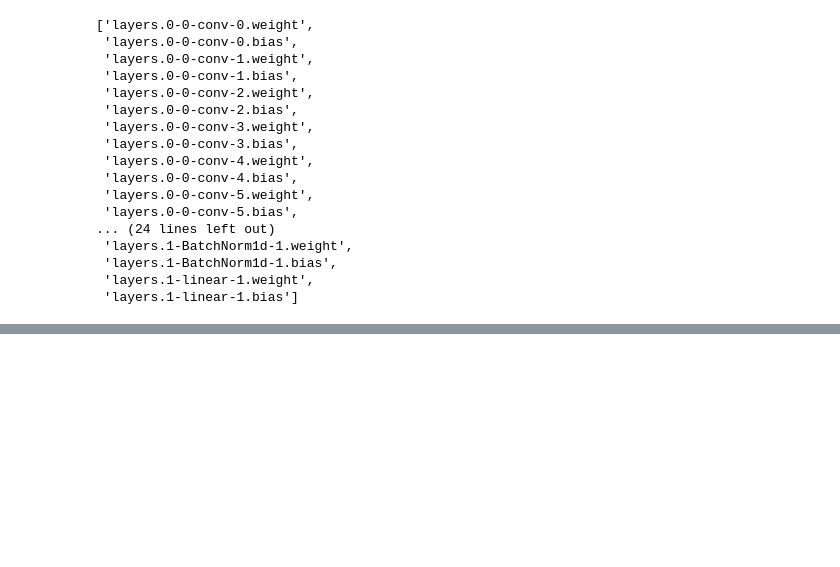
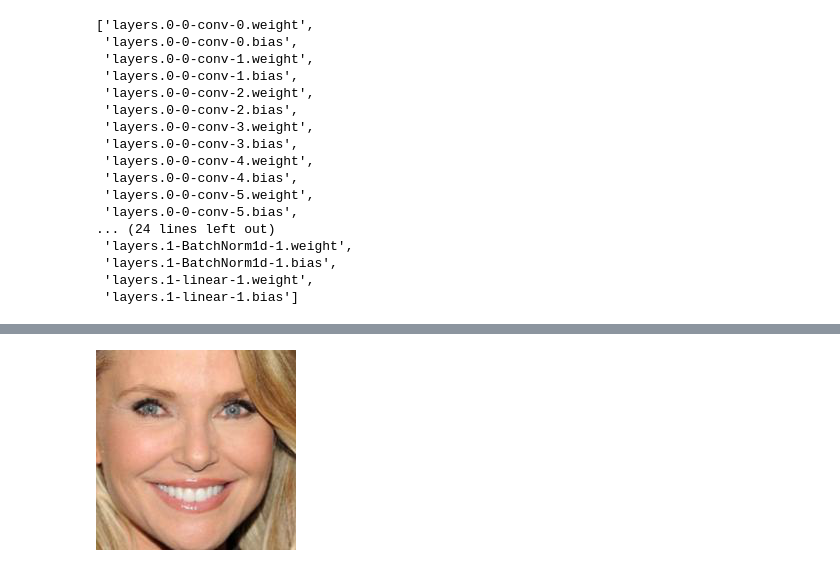
Before and after one commit to deepfx/netlens, a Jupyter notebook: nbs/Netlens_try.ipynb, the cells around one changed output, grey strips where cells are left out. Cells and saved outputs as stored; diff of their text form; code cells hidden in the pictures; blank space fills up the shorter version.

```diff
--- a/nbs/Netlens_try.ipynb
+++ b/nbs/Netlens_try.ipynb
@@ -155,0 +216,4 @@ gpu_mem_get_all()
+# %%
+recreate_image(nl.input_image, to_pil=True)
+# %% [output]
+[figure, added]
```
Also changed, not shown: parts of 14 cells of this notebook, 6 other files.
